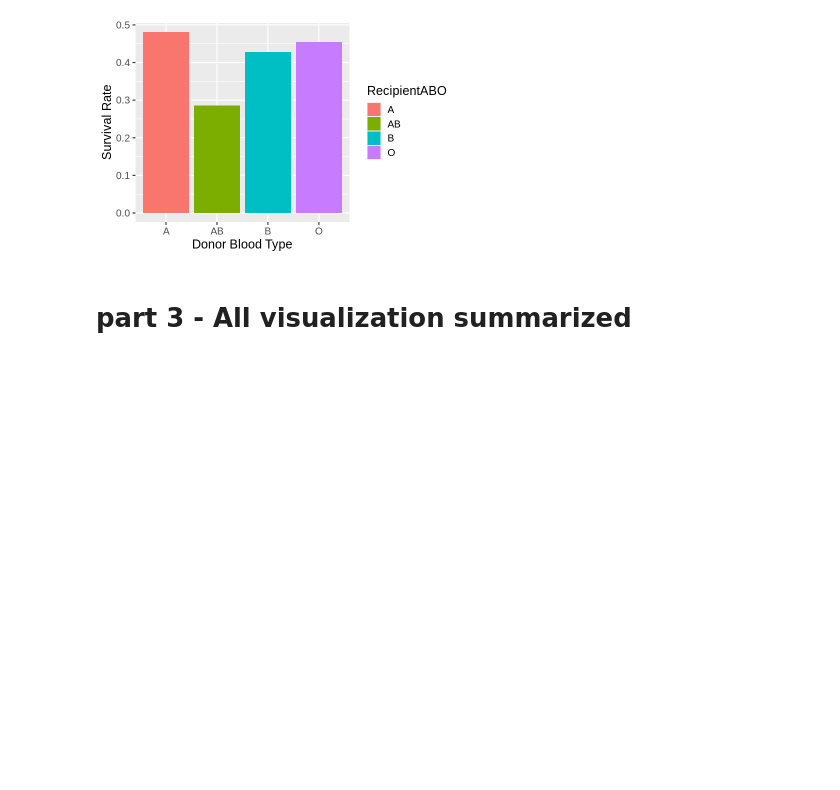
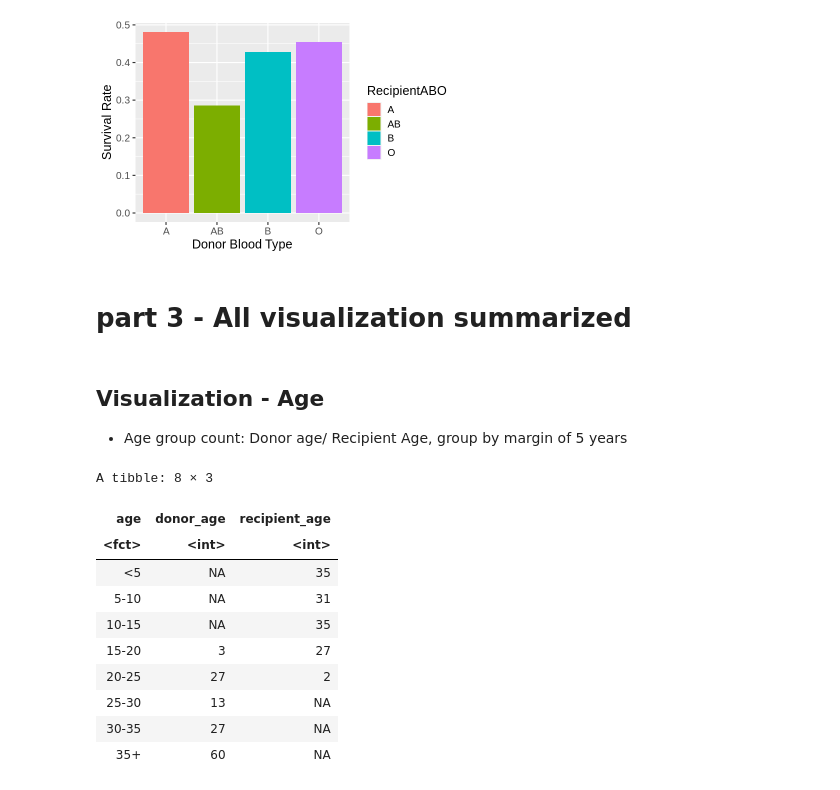
Before and after one commit to lattellie/23-03-DSCI-group-project, a Jupyter notebook: pre-visualization.ipynb, the cells around one changed output. Saved outputs shown, nothing was run; the diff lists cells and outputs as text; code cells hidden in the pictures; blank space fills up the shorter version.

```diff
--- a/pre-visualization.ipynb
+++ b/pre-visualization.ipynb
@@ -108,17 +108,17 @@ A tibble: 130 × 8
 | 22.89589 | 13.9 | 0 | 634 | 1 | 8.99589 | 20-25 | 10-15 |
 | 27.78082 | 8.0 | 0 | 382 | 1 | 19.78082 | 25-30 | 5-10 |
 # %%
-Recipient_summarize <- bone_age |>
+Recipient_Age_summarize <- bone_age |>
 group_by(RecipientAgeGroup)|>
 summarize(RecipientAgeCount=n())|>
 rename(age=RecipientAgeGroup)
-Recipient_summarize
+Recipient_Age_summarize
 
-Donor_summarize <- bone_age |>
+Donor_Age_summarize <- bone_age |>
 group_by(DonorAgeGroup)|>
 summarize(DonorAgeCount=n())|>
 rename(age=DonorAgeGroup)
-Donor_summarize
+Donor_Age_summarize
 # %% [output]
 A tibble: 5 × 2
 | age | RecipientAgeCount |
@@ -268,3 +281,21 @@ Recipient_plot
 [figure]
 # %% [markdown]
 # part 3 - All visualization summarized
+# %% [markdown]
+## Visualization - Age
+- Age group count: Donor age/ Recipient Age, group by margin of 5 years
+# %%
+options(repr.matrix.max.rows=15)
+age_summarize
+# %% [output]
+A tibble: 8 × 3
+| age | donor_age | recipient_age |
+| <fct> | <int> | <int> |
+| <5 | NA | 35 |
+| 5-10 | NA | 31 |
+| 10-15 | NA | 35 |
+| 15-20 | 3 | 27 |
+| 20-25 | 27 | 2 |
+| 25-30 | 13 | NA |
+| 30-35 | 27 | NA |
+| 35+ | 60 | NA |
```
Also changed, not shown: parts of 1 cell of this notebook.
